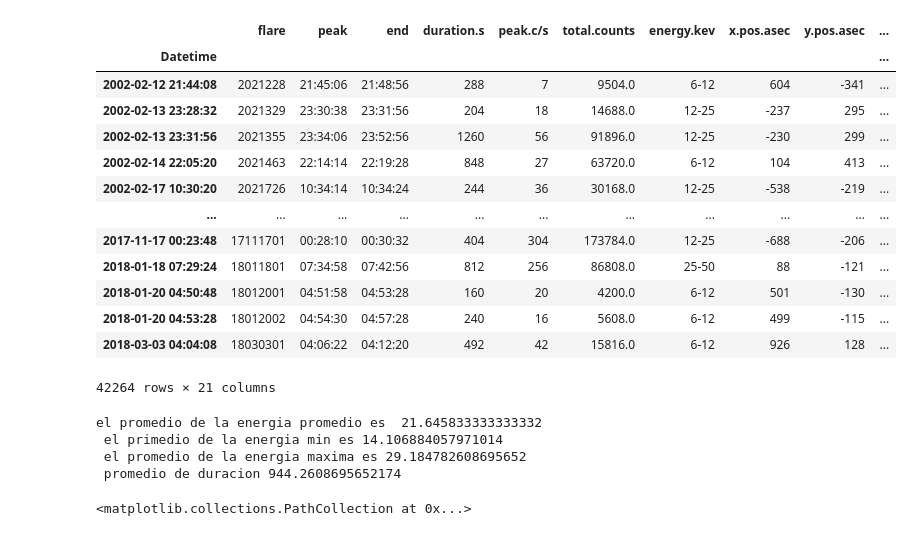
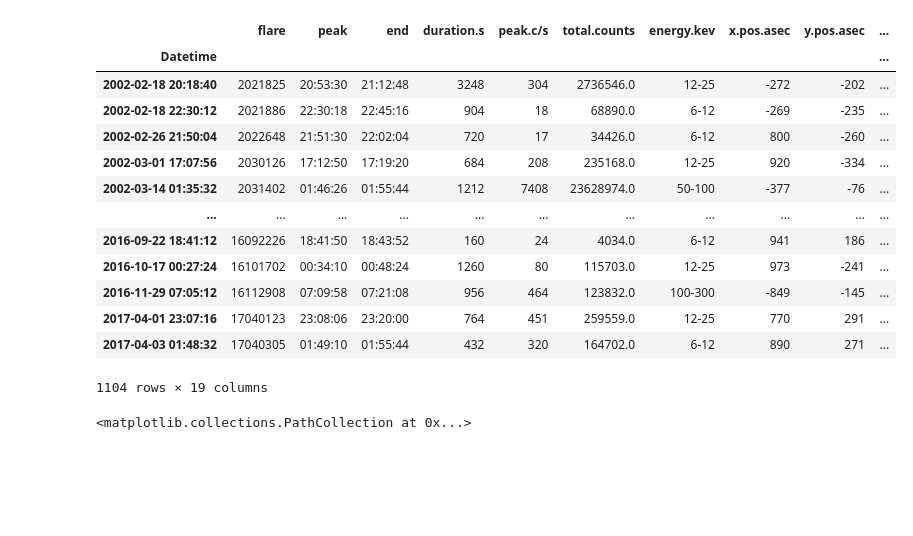
Before and after one commit to Exploratory-Data-Analiysis/Exam_1, a Jupyter notebook: ParcialFC.ipynb, the cells around one changed output. Drawn from its saved outputs; the diff is of its cells as text; code cells hidden in the pictures; blank space fills up the shorter version.

```diff
--- a/ParcialFC.ipynb
+++ b/ParcialFC.ipynb
@@ -6,13 +6,17 @@ import re
 from scipy import stats
 import seaborn as sns
 # %%
+'''
+se define el indice Datetime para eliminar las columnas referentes a las fechas
+de las erupciones y su hora de inicio. ademas se calculan las energias pasando
+los valores de la columna energy.KeV a dos valores float.
+'''
 file_path = r"C:\Python\HessiSolarFlare2018.csv"  #2002to2018.csv
 df = pd.read_csv(file_path)
 formatT = '%Y-%m-%d %H:%M:%S'
 df['Datetime'] = pd.to_datetime(df['start.date'] + ' ' + df['start.time'], format=formatT)
 df = df.set_index(pd.DatetimeIndex(df['Datetime']))
 df = df.drop(columns=['start.date', 'start.time', 'Datetime'])
-#organizo en otros dataframes las columnas de duracion.s y energia.kev en orden descendente
 Emin = []
 Emax = []
 Eprom = []
@@ -24,7 +28,9 @@ for i in df['energy.kev']:
 df['EnergiaMin']=Emin
 df['EnergiaMax']=Emax
 df['EnergiaProm']=Eprom
-#Hago un calculo de las freciencias de la energia Promedio
+'''
+Hago un calculo de las freciencias de la energia Promedio, Aunque por ahora
+no es muy pertinente para el analisis, tal vez si pueda hacerse algo después.
 plank=4.135667696*pow(10,-15)
 vluz=3*pow(10,8)
 Frec=[]
@@ -34,6 +40,7 @@ for i in df['EnergiaProm']:
     long.append(vluz/(i/plank))
 df['Frec']=Frec
 df['Long']=long
+'''
 #saca las flags en distintos dataframes
 df1=pd.DataFrame(df.value_counts('flag.1'),columns=['Bandera1']).reset_index()
 df2=pd.DataFrame(df.value_counts('flag.2'),columns=['Bandera2']).reset_index()
@@ -48,48 +55,43 @@ Q14=df['flag.4']=="Q1"
 Q15=df['flag.5']=="Q1"
 dfQ13=df[Q13]
 dfQ1=pd.concat([df[Q13],df[Q14],df[Q15]]).sort_values('Datetime')
-dfQ1
-# %% [output]
-|  | flare | peak | end | duration.s | peak.c/s | total.counts | energy.kev | x.pos.asec | y.pos.asec | ... |
-| Datetime |  |  |  |  |  |  |  |  |  | ... |
-| 2002-02-12 21:44:08 | 2021228 | 21:45:06 | 21:48:56 | 288 | 7 | 9504.0 | 6-12 | 604 | -341 | ... |
-| 2002-02-13 23:28:32 | 2021329 | 23:30:38 | 23:31:56 | 204 | 18 | 14688.0 | 12-25 | -237 | 295 | ... |
-| 2002-02-13 23:31:56 | 2021355 | 23:34:06 | 23:52:56 | 1260 | 56 | 91896.0 | 12-25 | -230 | 299 | ... |
-| 2002-02-14 22:05:20 | 2021463 | 22:14:14 | 22:19:28 | 848 | 27 | 63720.0 | 6-12 | 104 | 413 | ... |
-| 2002-02-17 10:30:20 | 2021726 | 10:34:14 | 10:34:24 | 244 | 36 | 30168.0 | 12-25 | -538 | -219 | ... |
-| ... | ... | ... | ... | ... | ... | ... | ... | ... | ... | ... |
-| 2017-11-17 00:23:48 | 17111701 | 00:28:10 | 00:30:32 | 404 | 304 | 173784.0 | 12-25 | -688 | -206 | ... |
-| 2018-01-18 07:29:24 | 18011801 | 07:34:58 | 07:42:56 | 812 | 256 | 86808.0 | 25-50 | 88 | -121 | ... |
-| 2018-01-20 04:50:48 | 18012001 | 04:51:58 | 04:53:28 | 160 | 20 | 4200.0 | 6-12 | 501 | -130 | ... |
-| 2018-01-20 04:53:28 | 18012002 | 04:54:30 | 04:57:28 | 240 | 16 | 5608.0 | 6-12 | 499 | -115 | ... |
-| 2018-03-03 04:04:08 | 18030301 | 04:06:22 | 04:12:20 | 492 | 42 | 15816.0 | 6-12 | 926 | 128 | ... |
-42264 rows × 21 columns
 # %%
 #graficas y analisis de datos
 """hipotesis estadistica de eventos solares con la bandera de posicion valida P1
    con datos de calidad Q1"""
 P13=dfQ1['flag.3']=="P1"
 P14=dfQ1['flag.4']=="P1"
 P15=dfQ1['flag.5']=="P1"
 #dataframe con los eventos solares observados (validos y posibles con calidad Q1)
 dfsf=pd.concat([dfQ1[P13],dfQ1[P14],dfQ1[P15]]).sort_index()
 #se extraen datos nulos
 dfsffull=dfsf.dropna(how='any')
+dfQ1full=dfQ1.dropna(how='any')
 #imprimo la grafica
 #sns.lineplot(data=dfsffull,x='Freq',y='EnergiaMin')
 #promedios
 PromEnergiaP=dfsffull['EnergiaProm'].mean()
 PromEnergiaMin=dfsffull['EnergiaMin'].mean()
 PromEnergiaMax=dfsffull['EnergiaMax'].mean()
 Promduracion=dfsffull['duration.s'].mean()
-print("el promedio de la energia promedio es ",PromEnergiaP, "\n el primedio de la energia min es",PromEnergiaMin,"\n el promedio de la energia maxima es",PromEnergiaMax,"\n promedio de duracion",Promduracion)
-#dfsffull
+#print("el promedio de la energia promedio es ",PromEnergiaP, "\n el primedio de la energia min es",PromEnergiaMin,"\n el promedio de la energia maxima es",PromEnergiaMax,"\n promedio de duracion",Promduracion)
+dfsffull
 #sns.displot(data=df, x='')
 # %% [output]
+|  | flare | peak | end | duration.s | peak.c/s | total.counts | energy.kev | x.pos.asec | y.pos.asec | ... |
+| Datetime |  |  |  |  |  |  |  |  |  | ... |
+| 2002-02-18 20:18:40 | 2021825 | 20:53:30 | 21:12:48 | 3248 | 304 | 2736546.0 | 12-25 | -272 | -202 | ... |
+| 2002-02-18 22:30:12 | 2021886 | 22:30:18 | 22:45:16 | 904 | 18 | 68890.0 | 6-12 | -269 | -235 | ... |
+| 2002-02-26 21:50:04 | 2022648 | 21:51:30 | 22:02:04 | 720 | 17 | 34426.0 | 6-12 | 800 | -260 | ... |
+| 2002-03-01 17:07:56 | 2030126 | 17:12:50 | 17:19:20 | 684 | 208 | 235168.0 | 12-25 | 920 | -334 | ... |
+| 2002-03-14 01:35:32 | 2031402 | 01:46:26 | 01:55:44 | 1212 | 7408 | 23628974.0 | 50-100 | -377 | -76 | ... |
+| ... | ... | ... | ... | ... | ... | ... | ... | ... | ... | ... |
+| 2016-09-22 18:41:12 | 16092226 | 18:41:50 | 18:43:52 | 160 | 24 | 4034.0 | 6-12 | 941 | 186 | ... |
+| 2016-10-17 00:27:24 | 16101702 | 00:34:10 | 00:48:24 | 1260 | 80 | 115703.0 | 12-25 | 973 | -241 | ... |
+| 2016-11-29 07:05:12 | 16112908 | 07:09:58 | 07:21:08 | 956 | 464 | 123832.0 | 100-300 | -849 | -145 | ... |
+| 2017-04-01 23:07:16 | 17040123 | 23:08:06 | 23:20:00 | 764 | 451 | 259559.0 | 12-25 | 770 | 291 | ... |
+| 2017-04-03 01:48:32 | 17040305 | 01:49:10 | 01:55:44 | 432 | 320 | 164702.0 | 6-12 | 890 | 271 | ... |
-el promedio de la energia promedio es  21.645833333333332
- el primedio de la energia min es 14.106884057971014
- el promedio de la energia maxima es 29.184782608695652
- promedio de duracion 944.2608695652174
+1104 rows × 19 columns
 # %%
 plt.figure(figsize=(6.5,6.5), dpi = 150)
 plt.xlim(-1500,1500)
```
Also changed, not shown: parts of 6 cells of this notebook.
